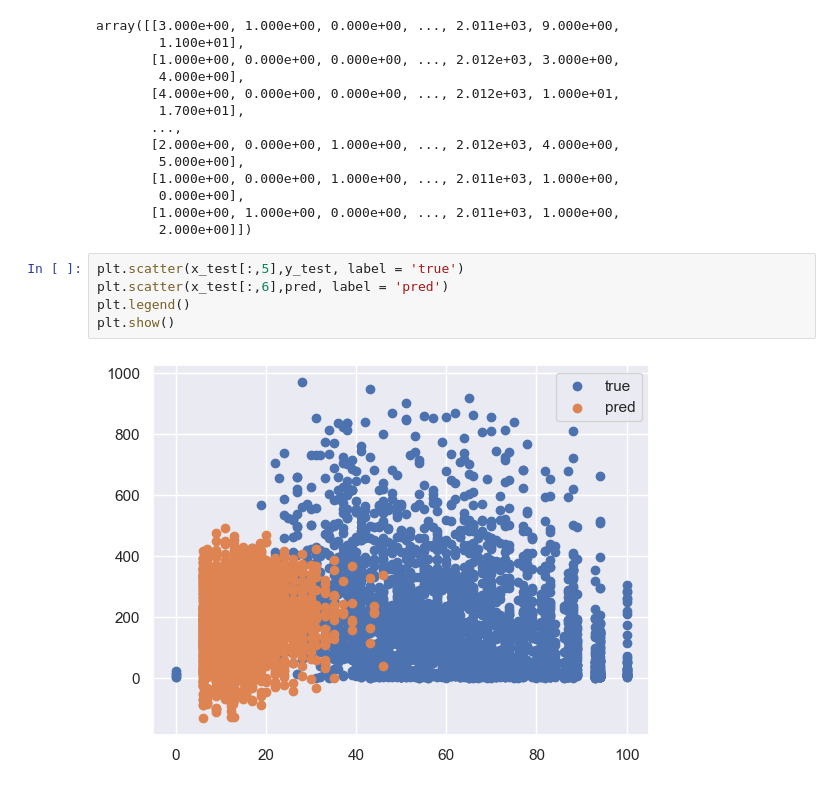
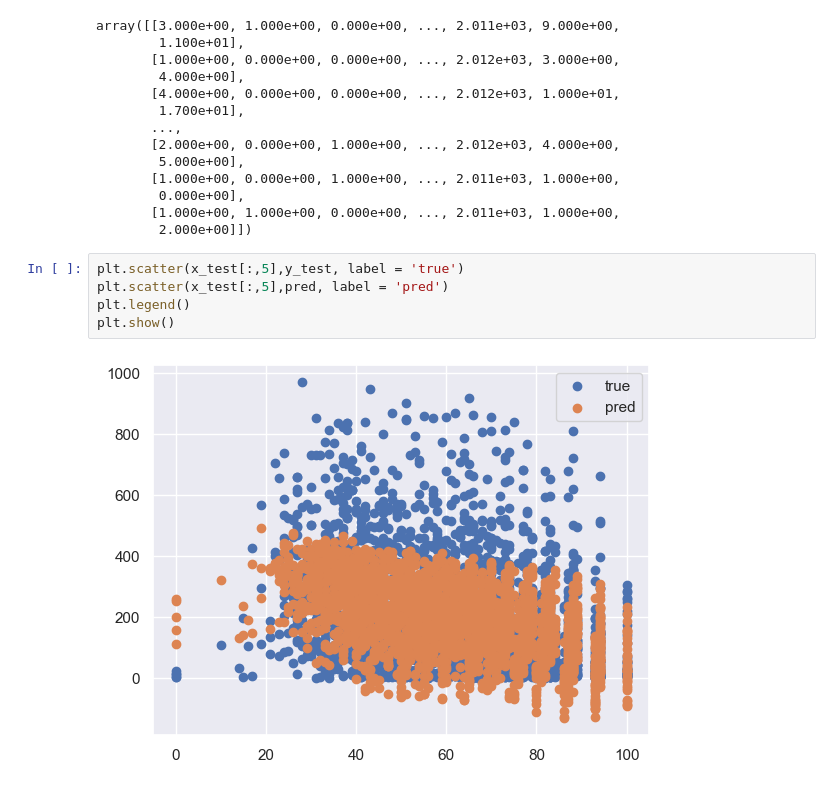
Before and after one commit to rurube/Aiffel_Online5, a Jupyter notebook: Exploration1/project2.ipynb, the cells around one changed output. Saved outputs shown, nothing was run; the diff lists cells and outputs as text.

```diff
--- a/Exploration1/project2.ipynb
+++ b/Exploration1/project2.ipynb
@@ -167,8 +167,8 @@ array([[3.000e+00, 1.000e+00, 0.000e+00, ..., 2.011e+03, 9.000e+00,
         2.000e+00]])
 # %%
 plt.scatter(x_test[:,5],y_test, label = 'true')
-plt.scatter(x_test[:,6],pred, label = 'pred')
+plt.scatter(x_test[:,5],pred, label = 'pred')
 plt.legend()
 plt.show()
 # %% [output]
-[figure, old version]
+[figure, new version]
```
